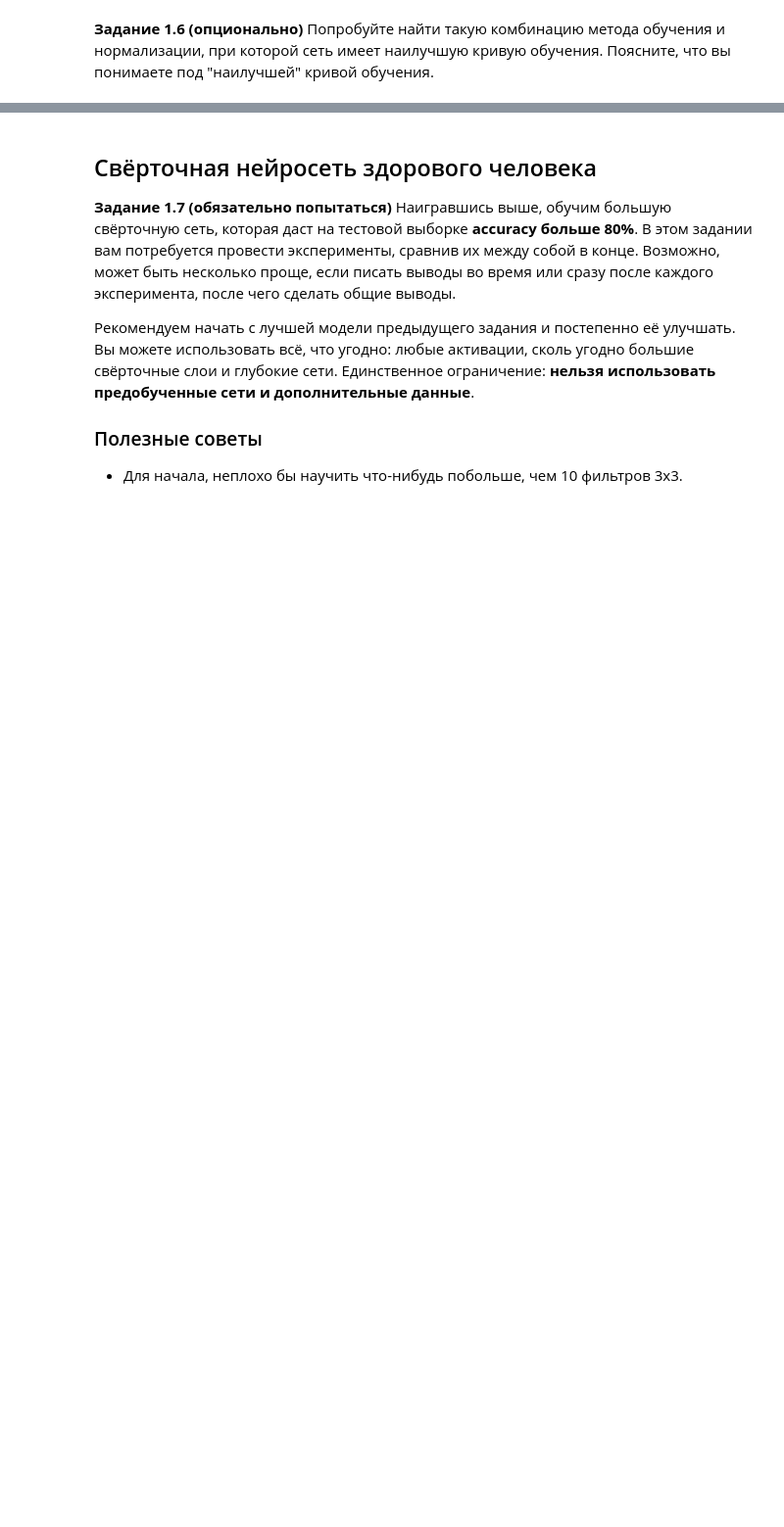
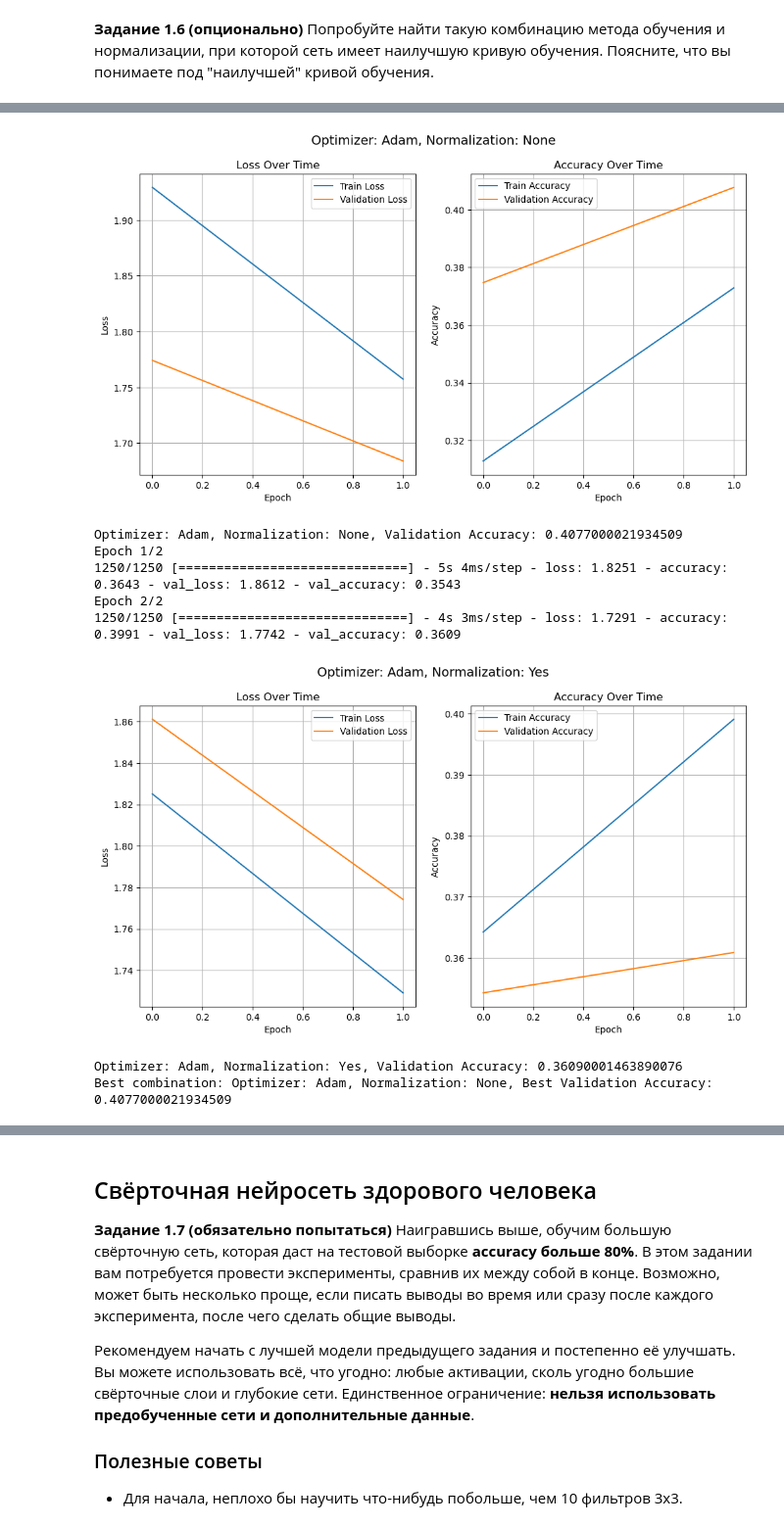
Before and after one commit to idknoo/ml, a Jupyter notebook: works neural networks/intro_to_NN_(hw).ipynb, the cells around one changed output, grey strips where cells are left out. Shown at 98% size. Drawn from its saved outputs; the diff is of its cells as text; code cells hidden in the pictures; blank space fills up the shorter version.

```diff
--- a/works neural networks/intro_to_NN_(hw).ipynb
+++ b/works neural networks/intro_to_NN_(hw).ipynb
@@ -651,3 +618,5 @@ evaluator = Evaluator(base_model, optimizers=optimizers)
 # %%
+evaluator = Evaluator(model, optimizers=optimizers)
 evaluator.fit(X_train, y_train, validation_data=(X_test, y_test), max_epochs=5)
+evaluator.evaluate(X_test, y_test, accuracy_score)
 # %% [output]
@@ -655,0 +629,4 @@ Please use `tqdm.notebook.tqdm` instead of `tqdm.tqdm_notebook`
+# %%
+evaluator = Evaluator(model_cnn, optimizers=optimizers)
+evaluator.fit(X_train, y_train, validation_data=(X_test, y_test), max_epochs=5)
+evaluator.evaluate(X_test, y_test, accuracy_score)
@@ -656,3 +656,11 @@ Please use `tqdm.notebook.tqdm` instead of `tqdm.tqdm_notebook`
+# %%
+from keras.callbacks import EarlyStopping
+
+# Определите EarlyStopping коллбэк
+early_stopping = EarlyStopping(monitor='val_categorical_accuracy', patience=5, restore_best_weights=True)
+# %%
+evaluator = Evaluator(models, optimizers=optimizers)
+evaluator.fit(X_train, y_train, validation_data=(X_test, y_test), max_epochs=100, callbacks=[early_stopping])
 # %%
 evaluator.evaluate(X_test, y_test, accuracy_score)
 # %% [output]
@@ -692,0 +726,55 @@ TODO: 1) сверточные сети нормальные с батчами п
+# %%
+from keras.models import Sequential
+from keras.layers import Dense, BatchNormalization
+from keras.optimizers import SGD, Adam, RMSprop
+from keras.callbacks import EarlyStopping
+import matplotlib.pyplot as plt
+X_train = X_train.reshape(X_train.shape[0], -1)
+X_test = X_test.reshape(X_test.shape[0], -1)
+
+normalizations = [None, BatchNormalization(name='Yes')]
+
+# Задайте другие гиперпараметры
+batch_size = 32
+epochs = 10
+
+
+# Создайте функцию для поиска наилучшей комбинации
+def find_best_combination(optimizer, normalization):
+    # Создайте модель
+    model = Sequential()
+    model.add(Dense(128, activation='relu', input_shape=(32 * 32 * 3,)))
+
+    if normalization:
+        model.add(normalization)
+
+    model.add(Dense(10, activation='softmax'))
+
+    # Компилируйте модель с выбранным оптимизатором
+    model.compile(optimizer=optimizer, loss='categorical_crossentropy', metrics=['accuracy'])
+
+    # Обучите модель
+    history = model.fit(X_train, y_train, batch_size=batch_size, epochs=epochs, validation_data=(X_test, y_test), callbacks=[EarlyStopping(patience=5, restore_best_weights=True)])
+
+    return history
+
+best_accuracy = 0.0
+best_combination = None
+
+# Переберите оптимизаторы и методы нормализации
+for optimizer in optimizers:
+    for normalization in normalizations:
+        history = find_best_combination(optimizer, normalization)
+        # Вывести графики потерь
+        plot_training_history(history, optimizer, normalization)
+
+        # Оцените наилучшую комбинацию
+        val_accuracy = history.history['val_accuracy'][-1]
+        print(f"Optimizer: {optimizer}, Normalization: {normalizations[1].name if normalization else normalization}, Validation Accuracy: {val_accuracy}")
+
+        if val_accuracy > best_accuracy:
+            best_accuracy = val_accuracy
+            best_combination = (optimizer, normalization)
+
+print(f"Best combination: Optimizer: {best_combination[0]}, Normalization: {best_combination[1]}, Best Validation Accuracy: {best_accuracy}")
+# %% [output]
@@ -692,0 +785,9 @@ TODO: 1) сверточные сети нормальные с батчами п
+[figure, added]
+Optimizer: Adam, Normalization: None, Validation Accuracy: 0.4077000021934509
+Epoch 1/2
+1250/1250 [==============================] - 5s 4ms/step - loss: 1.8251 - accuracy: 0.3643 - val_loss: 1.8612 - val_accuracy: 0.3543
+Epoch 2/2
+1250/1250 [==============================] - 4s 3ms/step - loss: 1.7291 - accuracy: 0.3991 - val_loss: 1.7742 - val_accuracy: 0.3609
+[figure, added]
+Optimizer: Adam, Normalization: Yes, Validation Accuracy: 0.36090001463890076
+Best combination: Optimizer: Adam, Normalization: None, Best Validation Accuracy: 0.4077000021934509
```
Also changed, not shown: parts of 52 cells of this notebook.
